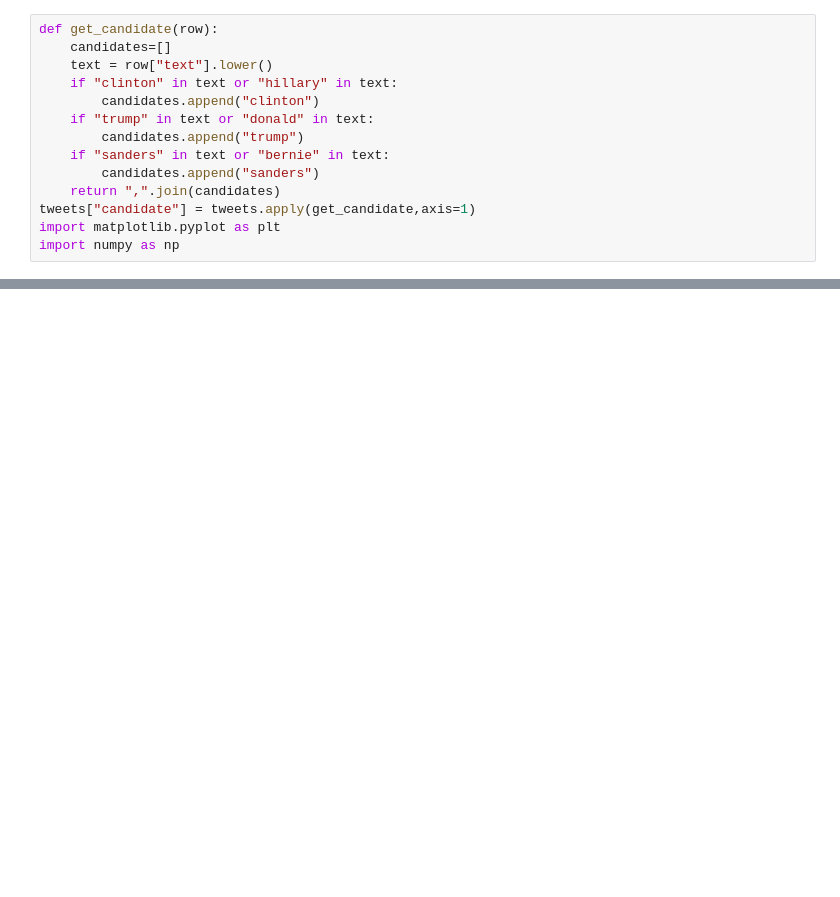
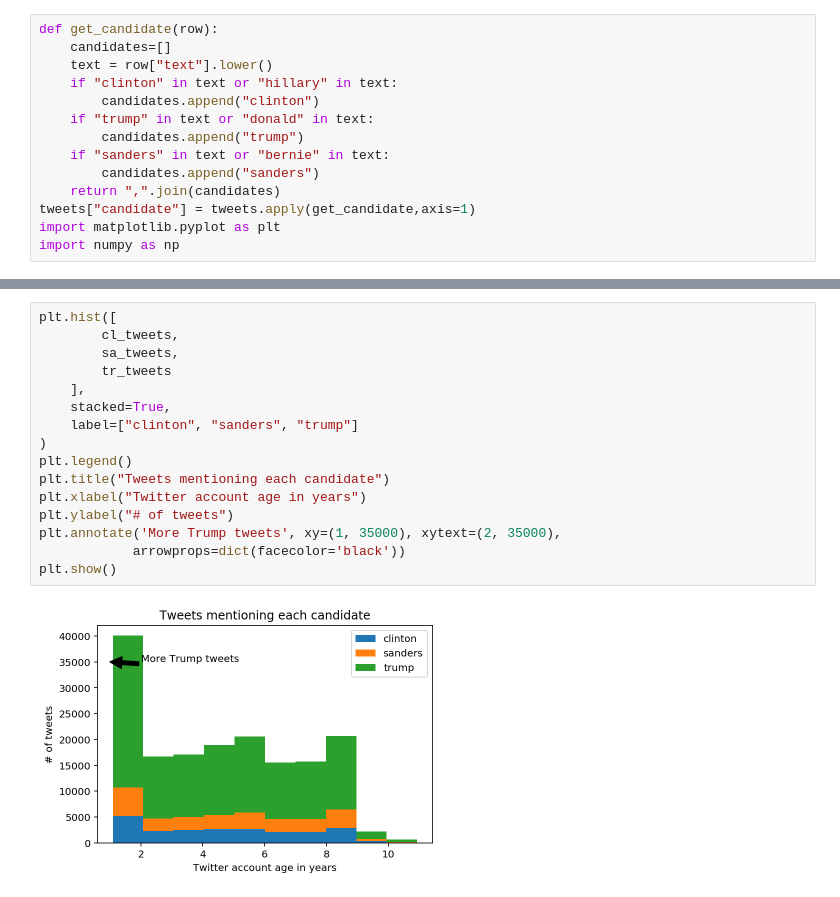
Before and after one commit to jgmurillo10/scientific_computing_viz, a Jupyter notebook: class 01/matplotlib_tutorial/Matplotlib Tutorial.ipynb, the cells around one changed output, grey strips where cells are left out. Drawn from its saved outputs; the diff is of its cells as text; blank space fills up the shorter version.

```diff
--- a/class 01/matplotlib_tutorial/Matplotlib Tutorial.ipynb
+++ b/class 01/matplotlib_tutorial/Matplotlib Tutorial.ipynb
@@ -51,0 +148,18 @@ Name: candidate, dtype: int64
+# %%
+plt.hist([
+        cl_tweets,
+        sa_tweets,
+        tr_tweets
+    ],
+    stacked=True,
+    label=["clinton", "sanders", "trump"]
+)
+plt.legend()
+plt.title("Tweets mentioning each candidate")
+plt.xlabel("Twitter account age in years")
+plt.ylabel("# of tweets")
+plt.annotate('More Trump tweets', xy=(1, 35000), xytext=(2, 35000),
+            arrowprops=dict(facecolor='black'))
+plt.show()
+# %% [output]
+[figure, added]
```
Also changed, not shown: parts of 18 cells of this notebook.
